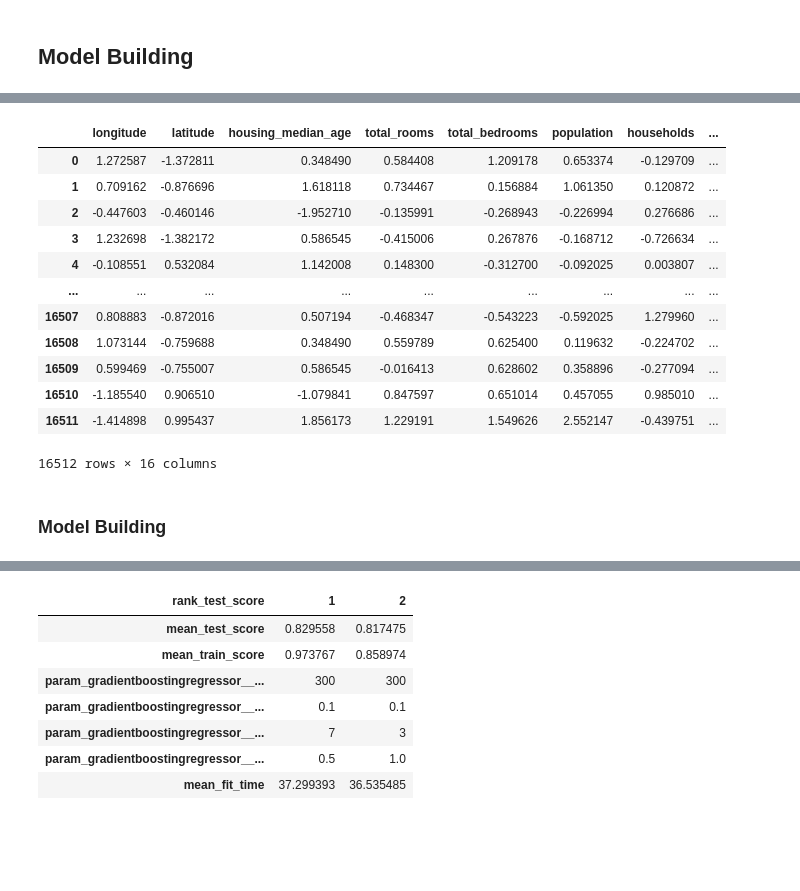
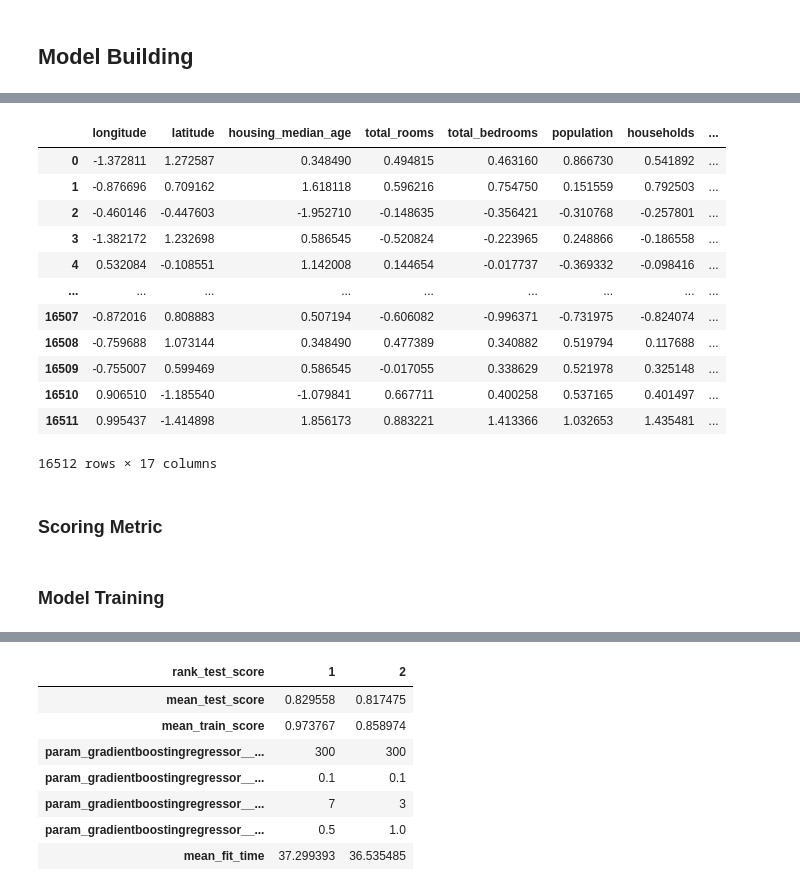
Before and after one commit to sohbatSandhu/california-housing-price-prediction, a Jupyter notebook: notebooks/Model Training.ipynb, the cells around one changed output, grey strips where cells are left out. Drawn from its saved outputs; the diff is of its cells as text; code cells hidden in the pictures; blank space fills up the shorter version.

Commit message:
model_building

```diff
--- a/notebooks/Model Training.ipynb
+++ b/notebooks/Model Training.ipynb
@@ -802,0 +804,12 @@ from sklearn.compose import ColumnTransformer, make_column_transformer
+# %%
+# apply feature endineering and data transformation to train and test data again
+feat_engineer = FeatureEngineering()
+transformer = LogTransformer(columns=log_features)
+
+# perform feature engineering
+engineered_X_train = feat_engineer.fit_transform(imputed_X_train)
+engineered_X_test = feat_engineer.transform(imputed_X_test)
+
+# perform log transformation
+transformed_engineered_X_train = transformer.fit_transform(engineered_X_train)
+transformed_engineered_X_test = transformer.transform(engineered_X_test)
@@ -803,28 +818,23 @@ from sklearn.compose import ColumnTransformer, make_column_transformer
 # %%
 # Make tranformers for each feature
-num_std_transformer = make_pipeline(
+categorical_transformer = make_pipeline(
+    OneHotEncoder(handle_unknown='ignore', sparse_output=False),
     StandardScaler()
 )
 
-num_robust_transformer = make_pipeline(
+std_transformer = make_pipeline(
+    StandardScaler()
+)
+
+robust_transformer = make_pipeline(
     RobustScaler()
 )
-
-num_imp_robust_transformer = make_pipeline(
-    SimpleImputer(strategy='median', fill_value='missing'),
-    RobustScaler()
-)
-
-cat_transformer = make_pipeline(
-    OneHotEncoder(handle_unknown='ignore', sparse=False)
-)
 # %%
 # Make Preprocessor
 preprocessor = make_column_transformer(
-    (num_std_transformer, num_std_features),
-    (num_robust_transformer, num_robust_features),
-    (num_imp_robust_transformer, num_imp_robust_features),
-    (cat_transformer, cat_features),
+    (std_transformer, std_feats),
+    (robust_transformer, robust_feats),
+    (categorical_transformer, categorical_features),
 )
 preprocessor
 # %% [output]
@@ -847,9 +860,9 @@ ColumnTransformer(transformers=[('pipeline-1',
                                  ['ocean_proximity'])])
 # %%
 # Apply transformations
-transformed_X_train = pd.DataFrame(preprocessor.fit_transform(X_train))
+final_X_train = pd.DataFrame(preprocessor.fit_transform(transformed_engineered_X_train))
 # New Columns for OHE columns
-new_cols = X_train.columns.tolist() + preprocessor.named_transformers_['pipeline-4'].get_feature_names_out().tolist()
+new_cols = transformed_engineered_X_train.columns.tolist() + preprocessor.named_transformers_['pipeline-3'].get_feature_names_out().tolist()
 new_cols.remove('ocean_proximity')
 new_cols
 # %% [output]
@@ -857,28 +886,30 @@ NameError: name 'pd' is not defined
 # %%
-transformed_X_train.columns = new_cols
-transformed_X_train
+final_X_train.columns = new_cols
+final_X_train
 # %% [output]
 |  | longitude | latitude | housing_median_age | total_rooms | total_bedrooms | population | households | ... |
-| 0 | 1.272587 | -1.372811 | 0.348490 | 0.584408 | 1.209178 | 0.653374 | -0.129709 | ... |
-| 1 | 0.709162 | -0.876696 | 1.618118 | 0.734467 | 0.156884 | 1.061350 | 0.120872 | ... |
-| 2 | -0.447603 | -0.460146 | -1.952710 | -0.135991 | -0.268943 | -0.226994 | 0.276686 | ... |
-| 3 | 1.232698 | -1.382172 | 0.586545 | -0.415006 | 0.267876 | -0.168712 | -0.726634 | ... |
-| 4 | -0.108551 | 0.532084 | 1.142008 | 0.148300 | -0.312700 | -0.092025 | 0.003807 | ... |
+| 0 | -1.372811 | 1.272587 | 0.348490 | 0.494815 | 0.463160 | 0.866730 | 0.541892 | ... |
+| 1 | -0.876696 | 0.709162 | 1.618118 | 0.596216 | 0.754750 | 0.151559 | 0.792503 | ... |
+| 2 | -0.460146 | -0.447603 | -1.952710 | -0.148635 | -0.356421 | -0.310768 | -0.257801 | ... |
+| 3 | -1.382172 | 1.232698 | 0.586545 | -0.520824 | -0.223965 | 0.248866 | -0.186558 | ... |
+| 4 | 0.532084 | -0.108551 | 1.142008 | 0.144654 | -0.017737 | -0.369332 | -0.098416 | ... |
 | ... | ... | ... | ... | ... | ... | ... | ... | ... |
-| 16507 | 0.808883 | -0.872016 | 0.507194 | -0.468347 | -0.543223 | -0.592025 | 1.279960 | ... |
-| 16508 | 1.073144 | -0.759688 | 0.348490 | 0.559789 | 0.625400 | 0.119632 | -0.224702 | ... |
-| 16509 | 0.599469 | -0.755007 | 0.586545 | -0.016413 | 0.628602 | 0.358896 | -0.277094 | ... |
-| 16510 | -1.185540 | 0.906510 | -1.079841 | 0.847597 | 0.651014 | 0.457055 | 0.985010 | ... |
-| 16511 | -1.414898 | 0.995437 | 1.856173 | 1.229191 | 1.549626 | 2.552147 | -0.439751 | ... |
+| 16507 | -0.872016 | 0.808883 | 0.507194 | -0.606082 | -0.996371 | -0.731975 | -0.824074 | ... |
+| 16508 | -0.759688 | 1.073144 | 0.348490 | 0.477389 | 0.340882 | 0.519794 | 0.117688 | ... |
+| 16509 | -0.755007 | 0.599469 | 0.586545 | -0.017055 | 0.338629 | 0.521978 | 0.325148 | ... |
+| 16510 | 0.906510 | -1.185540 | -1.079841 | 0.667711 | 0.400258 | 0.537165 | 0.401497 | ... |
+| 16511 | 0.995437 | -1.414898 | 1.856173 | 0.883221 | 1.413366 | 1.032653 | 1.435481 | ... |
-16512 rows × 16 columns
+16512 rows × 17 columns
-# %% [markdown]
-### Model Building
+# %% [markdown]
+### Scoring Metric
 # %%
 # @title Change Scoring Metric
 scoring_metric = "neg_mean_absolute_error"
 # scoring_metric = "neg_mean_squared_error"
 # scoring_metric = "r2"
 # scoring_metric = "neg_root_mean_squared_error"
+# %% [markdown]
+### Model Training
 # %%
 results_dict = {}  # dictionary to store all the results
 # %%
```
Also changed, not shown: parts of 79 cells of this notebook, 7 other files.
